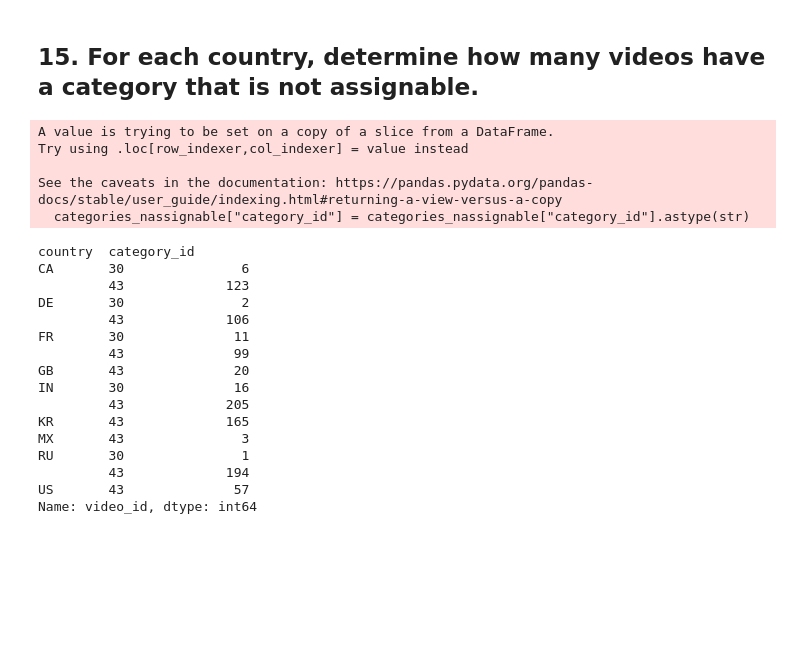
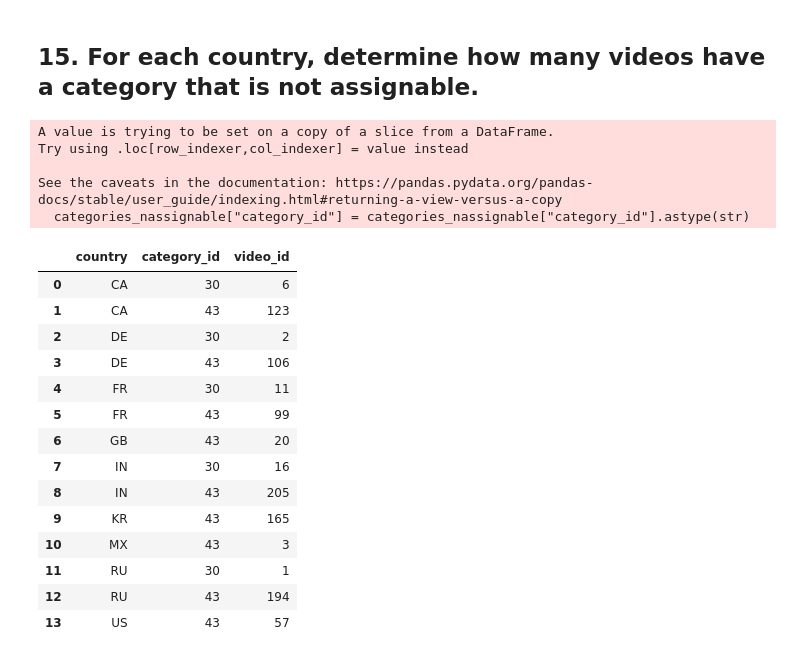
Before and after one commit to CS-Project-Data-Science-2025-2026/Youtube_Data_Project, a Jupyter notebook: try.ipynb, the cells around one changed output. Saved outputs shown, nothing was run; the diff lists cells and outputs as text; code cells hidden in the pictures; blank space fills up the shorter version.

```diff
--- a/try.ipynb
+++ b/try.ipynb
@@ -438,41 +438,40 @@ categories_df.head(30)
 # %%
 # Filter categories that are NOT assignable
 categories_nassignable = categories_df[categories_df["assignable"] == False]
 
 # Ensure the join keys have the same type (string) in both dataframes
 categories_nassignable["category_id"] = categories_nassignable["category_id"].astype(str)
 df["category_id"] = df["category_id"].astype(str)
 
 # Inner join: keep only rows whose (category_id, country) exist in both tables
 df_merge = categories_nassignable.merge(
     df,
     on=["category_id", "country"],
     how="inner"
 )
 
 # Group by country and non-assignable category_id and count how many videos
-assignable_video = df_merge.groupby(["country", "category_id"])["video_id"].count()
-
+assignable_video = df_merge.groupby(["country", "category_id"])[["video_id"]].count()
+assignable_video=assignable_video.reset_index()
 assignable_video
 # %% [output]
 A value is trying to be set on a copy of a slice from a DataFrame.
 Try using .loc[row_indexer,col_indexer] = value instead
 
 See the caveats in the documentation: https://pandas.pydata.org/pandas-docs/stable/user_guide/indexing.html#returning-a-view-versus-a-copy
   categories_nassignable["category_id"] = categories_nassignable["category_id"].astype(str)
-country  category_id
-CA       30               6
-         43             123
-DE       30               2
-         43             106
-FR       30              11
-         43              99
-GB       43              20
-IN       30              16
-         43             205
-KR       43             165
-MX       43               3
-RU       30               1
-         43             194
-US       43              57
-Name: video_id, dtype: int64
+|  | country | category_id | video_id |
+| 0 | CA | 30 | 6 |
+| 1 | CA | 43 | 123 |
+| 2 | DE | 30 | 2 |
+| 3 | DE | 43 | 106 |
+| 4 | FR | 30 | 11 |
+| 5 | FR | 43 | 99 |
+| 6 | GB | 43 | 20 |
+| 7 | IN | 30 | 16 |
+| 8 | IN | 43 | 205 |
+| 9 | KR | 43 | 165 |
+| 10 | MX | 43 | 3 |
+| 11 | RU | 30 | 1 |
+| 12 | RU | 43 | 194 |
+| 13 | US | 43 | 57 |
```
